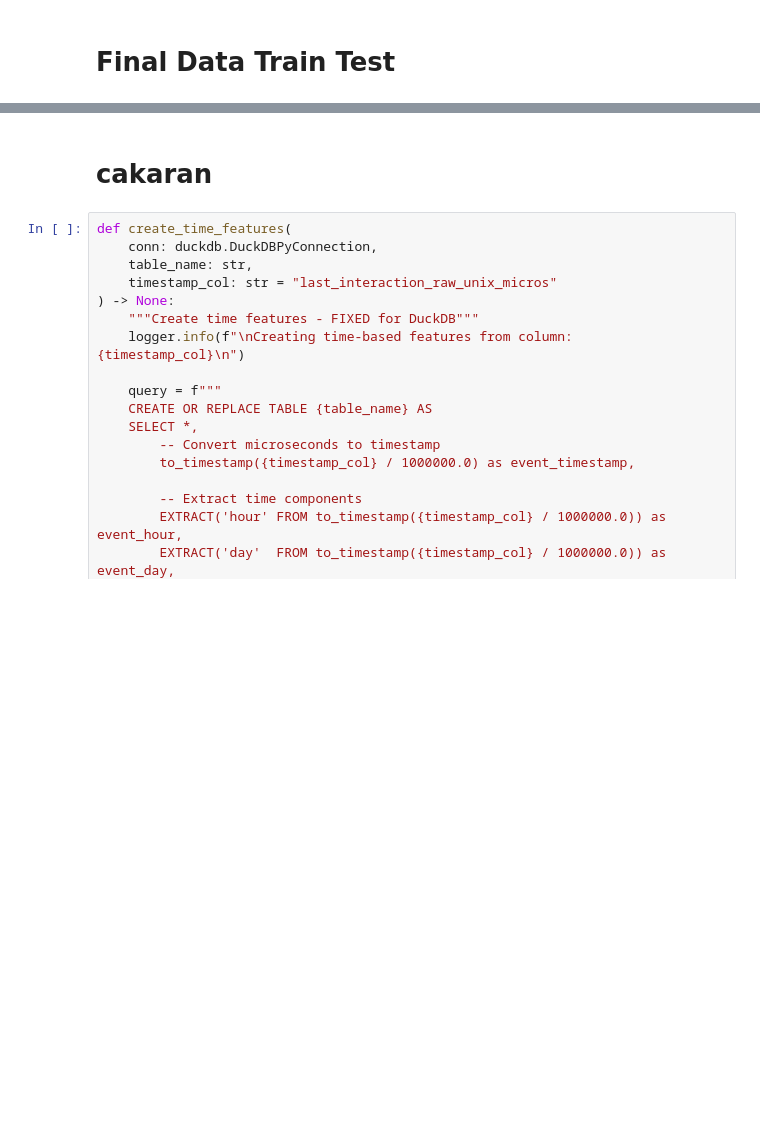
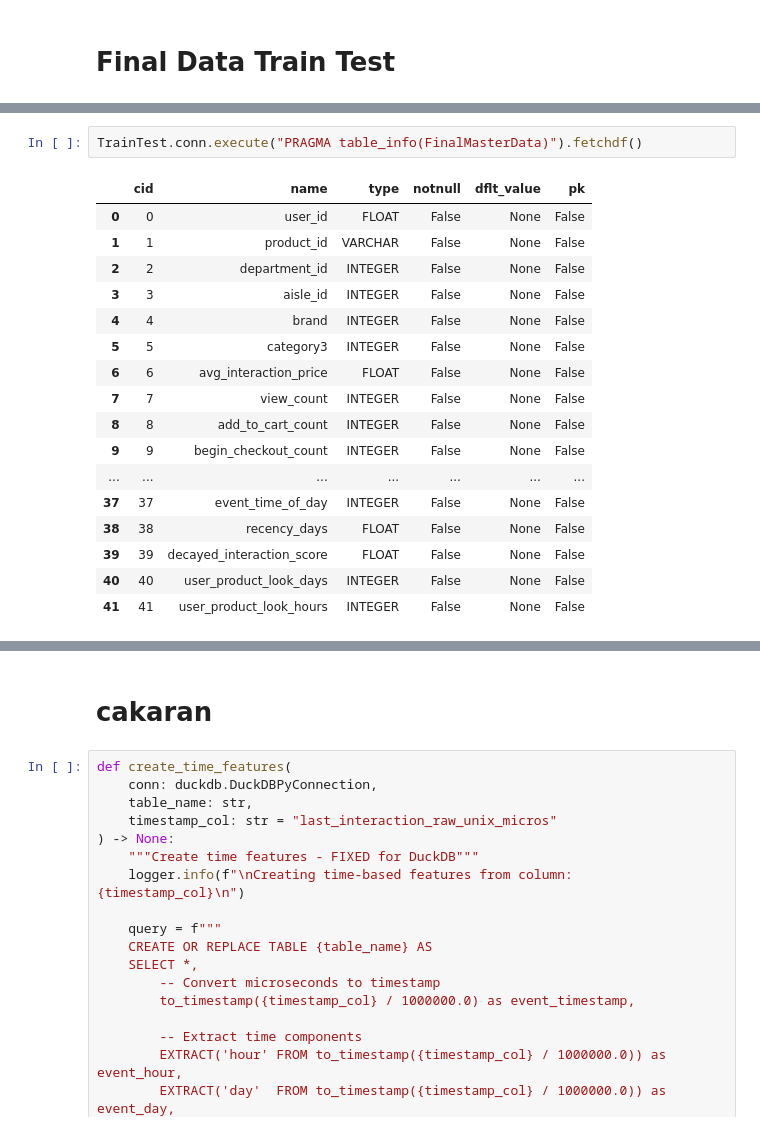
Before and after one commit to masterofray/cooprec_ml-analytics, a Jupyter notebook: notebooks/RC07_FPGrowth_Colaborative_Filtering.ipynb, the cells around one changed output, grey strips where cells are left out. Saved outputs shown, nothing was run; the diff lists cells and outputs as text; blank space fills up the shorter version.

```diff
--- a/notebooks/RC07_FPGrowth_Colaborative_Filtering.ipynb
+++ b/notebooks/RC07_FPGrowth_Colaborative_Filtering.ipynb
@@ -1697,5 +1702,25 @@ WARNING:__main__:Total time            : 31.09 seconds
 WARNING:__main__:FinalMasterData shape : (1014426, 42)
 WARNING:__main__:Train shape           : (811540, 42)
 WARNING:__main__:Test shape            : (202886, 42)
+# %%
+TrainTest.conn.execute("PRAGMA table_info(FinalMasterData)").fetchdf()
+# %% [output]
+|  | cid | name | type | notnull | dflt_value | pk |
+| 0 | 0 | user_id | FLOAT | False | None | False |
+| 1 | 1 | product_id | VARCHAR | False | None | False |
+| 2 | 2 | department_id | INTEGER | False | None | False |
+| 3 | 3 | aisle_id | INTEGER | False | None | False |
+| 4 | 4 | brand | INTEGER | False | None | False |
+| 5 | 5 | category3 | INTEGER | False | None | False |
+| 6 | 6 | avg_interaction_price | FLOAT | False | None | False |
+| 7 | 7 | view_count | INTEGER | False | None | False |
+| 8 | 8 | add_to_cart_count | INTEGER | False | None | False |
+| 9 | 9 | begin_checkout_count | INTEGER | False | None | False |
+| ... | ... | ... | ... | ... | ... | ... |
+| 37 | 37 | event_time_of_day | INTEGER | False | None | False |
+| 38 | 38 | recency_days | FLOAT | False | None | False |
+| 39 | 39 | decayed_interaction_score | FLOAT | False | None | False |
+| 40 | 40 | user_product_look_days | INTEGER | False | None | False |
+| 41 | 41 | user_product_look_hours | INTEGER | False | None | False |
 # %%
 from copy import deepcopy
```
Also changed, not shown: parts of 23 cells of this notebook.
